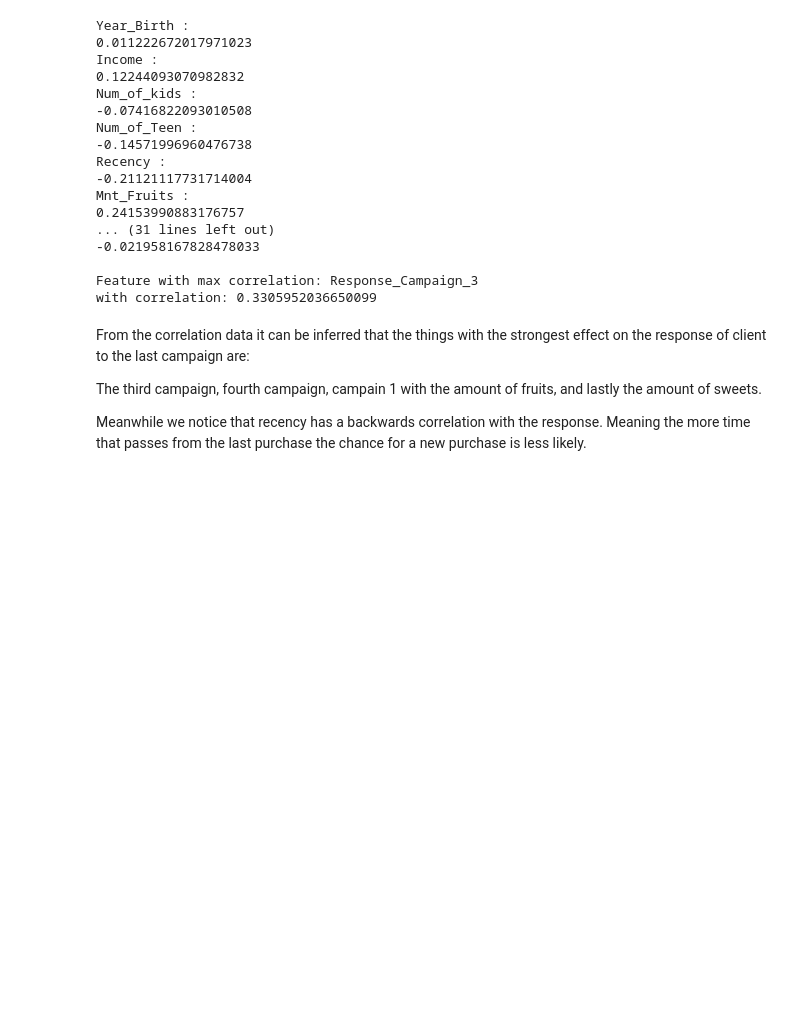
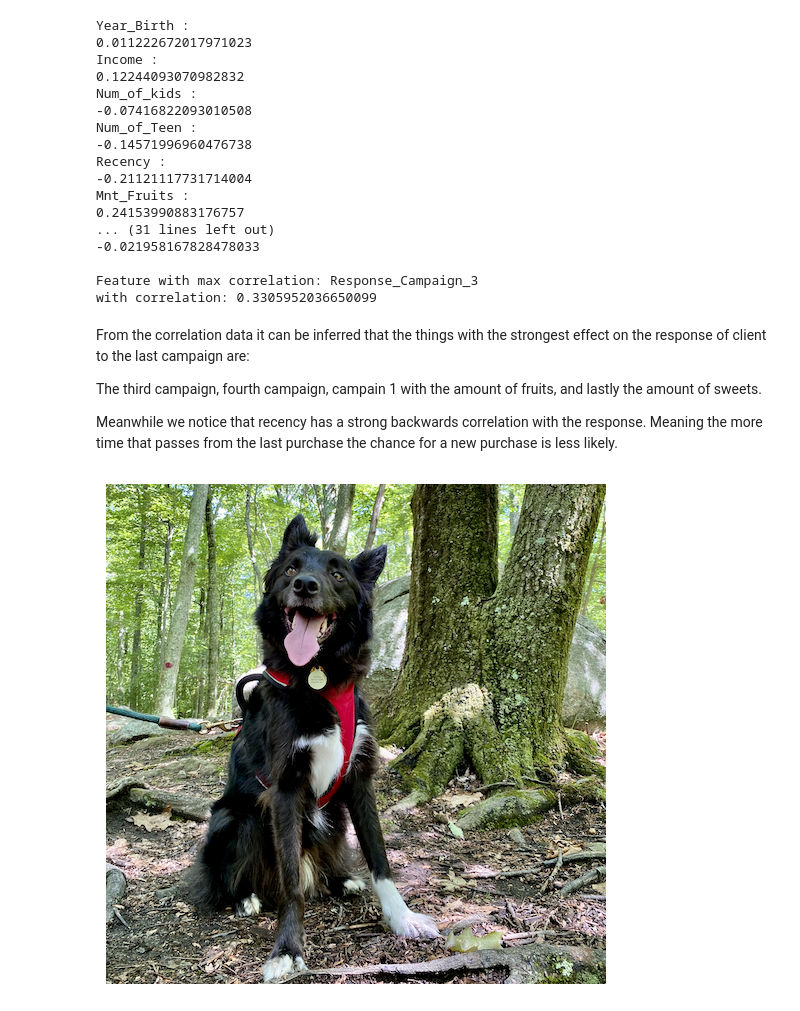
Before and after one commit to parzival0152/datamine, a Jupyter notebook: main.ipynb, the cells around one changed output. Saved outputs shown, nothing was run; the diff lists cells and outputs as text; code cells hidden in the pictures; blank space fills up the shorter version.

```diff
--- a/main.ipynb
+++ b/main.ipynb
@@ -209,4 +195,8 @@ From the correlation data it can be inferred that the things with the strongest
 
 The third campaign, fourth campaign, campain 1 with the amount of fruits, and lastly the amount of sweets.
 
-Meanwhile we notice that recency has a backwards correlation with the response. Meaning the more time that passes from the last purchase the chance for a new purchase is less likely.
+Meanwhile we notice that recency has a strong backwards correlation with the response. Meaning the more time that passes from the last purchase the chance for a new purchase is less likely.
+# %%
+sns.dogplot()
+# %% [output]
+[figure, added]
```
Also changed, not shown: parts of 13 cells of this notebook, 1 other file.
